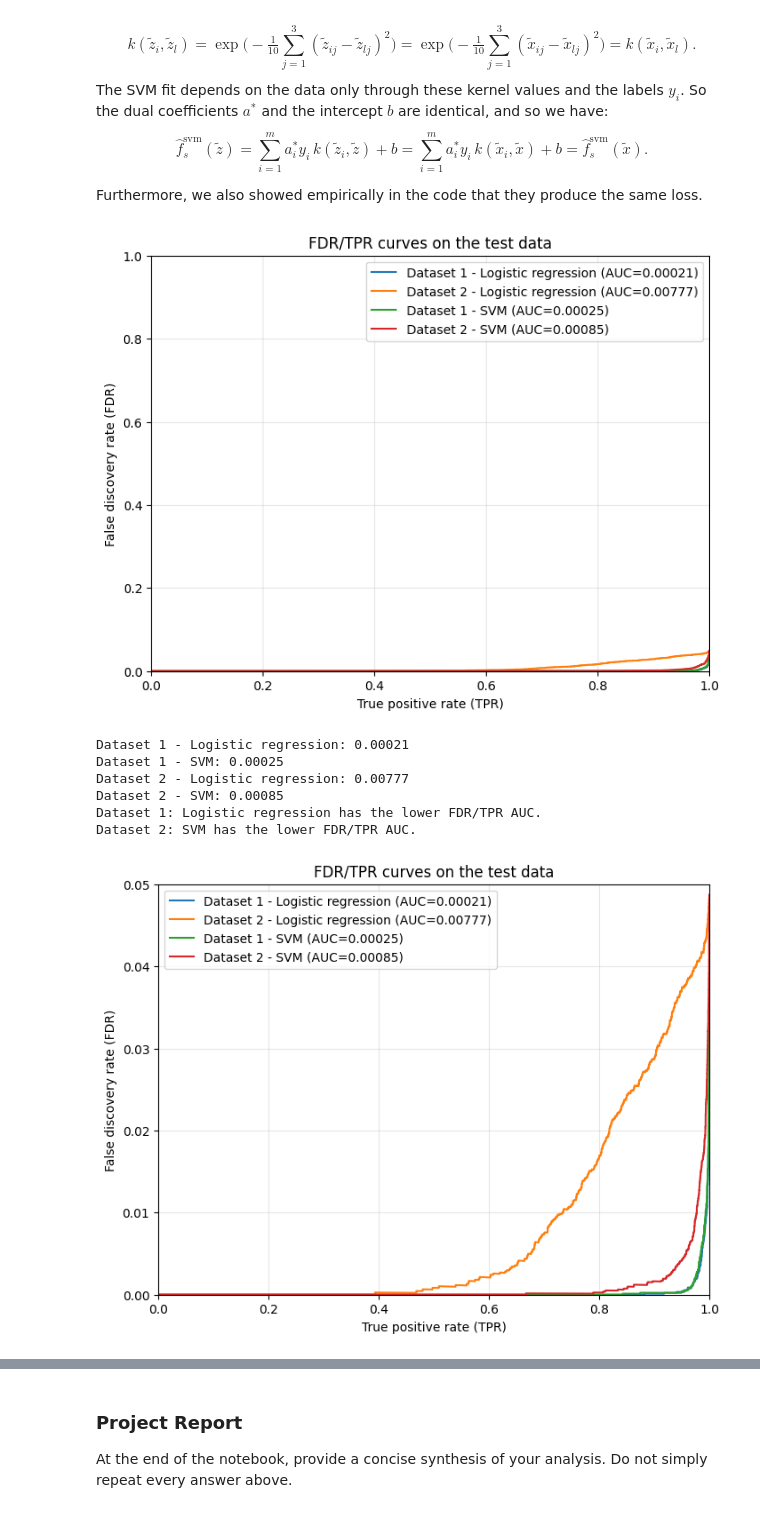
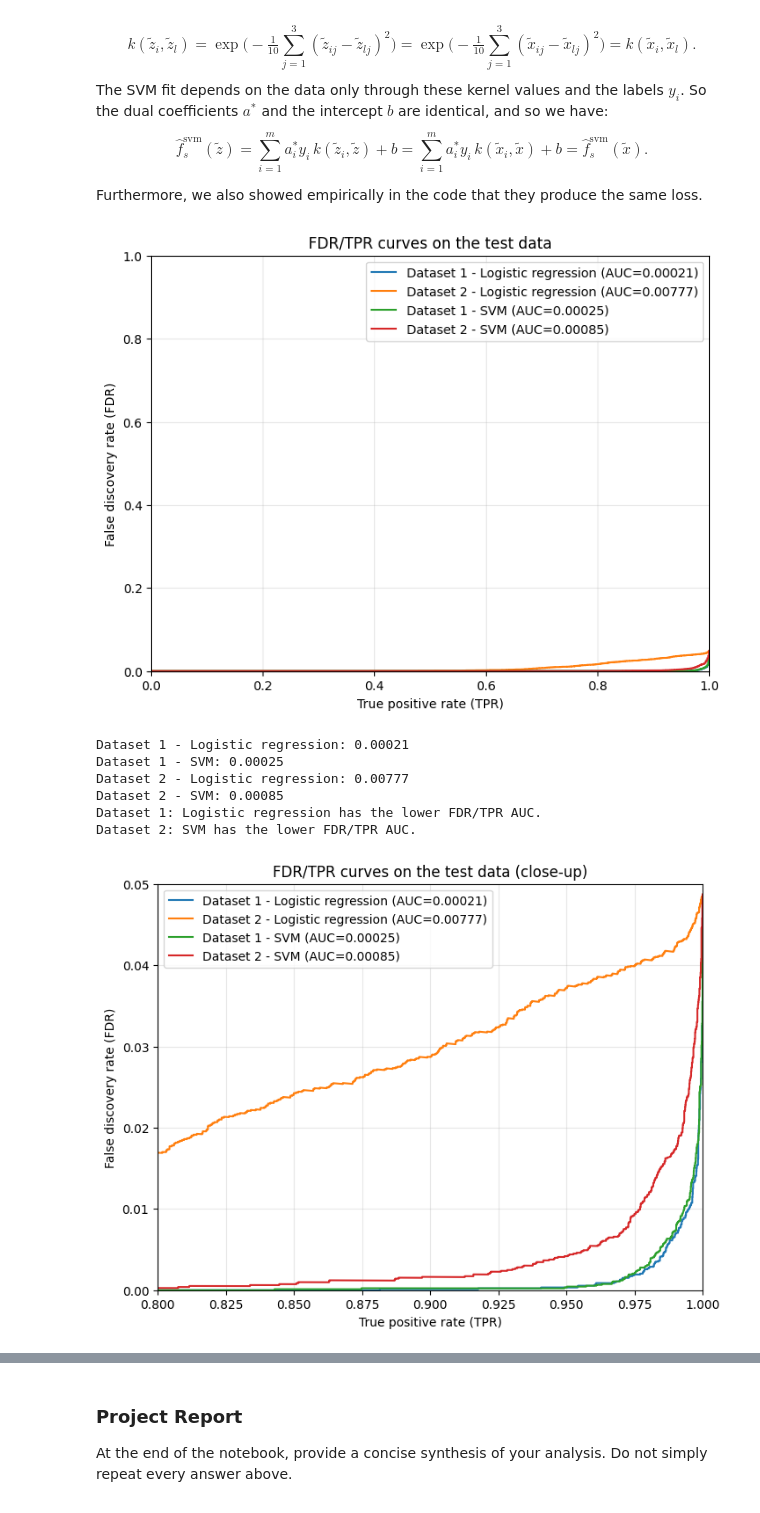
Before and after one commit to giacomomaggiore/ml-finance-insurance, a Jupyter notebook: 2-credit-analytics/2-main.ipynb, the cells around one changed output, grey strips where cells are left out. Drawn from its saved outputs; the diff is of its cells as text; code cells hidden in the pictures.

```diff
--- a/2-credit-analytics/2-main.ipynb
+++ b/2-credit-analytics/2-main.ipynb
@@ -325,42 +325,41 @@ plt.legend()
 plt.show()
 
 # Print the AUC values.
 print(f"Dataset 1 - Logistic regression: {auc_logistic_1:.5f}")
 print(f"Dataset 1 - SVM: {auc_svm_1:.5f}")
 print(f"Dataset 2 - Logistic regression: {auc_logistic_2:.5f}")
 print(f"Dataset 2 - SVM: {auc_svm_2:.5f}")
 
 # A lower FDR/TPR AUC means a lower average false discovery rate across TPR values.
 # Compare logistic regression and the normalized-feature SVM separately on each data set.
 for dataset, logistic_auc, svm_auc in [("Dataset 1", auc_logistic_1, auc_svm_1), ("Dataset 2", auc_logistic_2, auc_svm_2)]:
     better_model = "Logistic regression" if logistic_auc < svm_auc else "SVM"
     print(f"{dataset}: {better_model} has the lower FDR/TPR AUC.")
 
 
 
+# Bonus: Close-up of the bottom-right corner (same curves, zoomed axes)
 plt.figure(figsize=(8, 6))
-
-# (the same function is reused for all four cases)
-auc_logistic_1 = plot_fdr_tpr(y_1_test, pred_X_1[m:, 1], "Dataset 1 - Logistic regression")
-auc_logistic_2 = plot_fdr_tpr(y_2_test, pred_X_2[m:, 1], "Dataset 2 - Logistic regression")
-auc_svm_1 = plot_fdr_tpr(y_1_test, model_1_pred_normalized[m:, 1], "Dataset 1 - SVM")
-auc_svm_2 = plot_fdr_tpr(y_2_test, model_2_pred_normalized[m:, 1], "Dataset 2 - SVM")
-
+for y, p, label in [(y_1_test, pred_X_1[m:, 1], "Dataset 1 - Logistic regression"),
+                    (y_2_test, pred_X_2[m:, 1], "Dataset 2 - Logistic regression"),
+                    (y_1_test, model_1_pred_normalized[m:, 1], "Dataset 1 - SVM"),
+                    (y_2_test, model_2_pred_normalized[m:, 1], "Dataset 2 - SVM")]:
+    plot_fdr_tpr(y, p, label)
 plt.xlabel("True positive rate (TPR)")
 plt.ylabel("False discovery rate (FDR)")
-plt.title("FDR/TPR curves on the test data")
-plt.xlim(0, 1)
-plt.ylim(0, 0.05)  # Focus on the lower FDR range for better visibility
+plt.title("FDR/TPR curves on the test data (close-up)")
+plt.xlim(0.8, 1)
+plt.ylim(0, 0.05)
 plt.grid(True, alpha=0.3)
 plt.legend()
 plt.show()
 # %% [output]
 [figure]
 Dataset 1 - Logistic regression: 0.00021
 Dataset 1 - SVM: 0.00025
 Dataset 2 - Logistic regression: 0.00777
 Dataset 2 - SVM: 0.00085
 Dataset 1: Logistic regression has the lower FDR/TPR AUC.
 Dataset 2: SVM has the lower FDR/TPR AUC.
-[figure, old version]
+[figure, new version]
 # %% [markdown]
```
Also changed, not shown: parts of 6 cells of this notebook.
